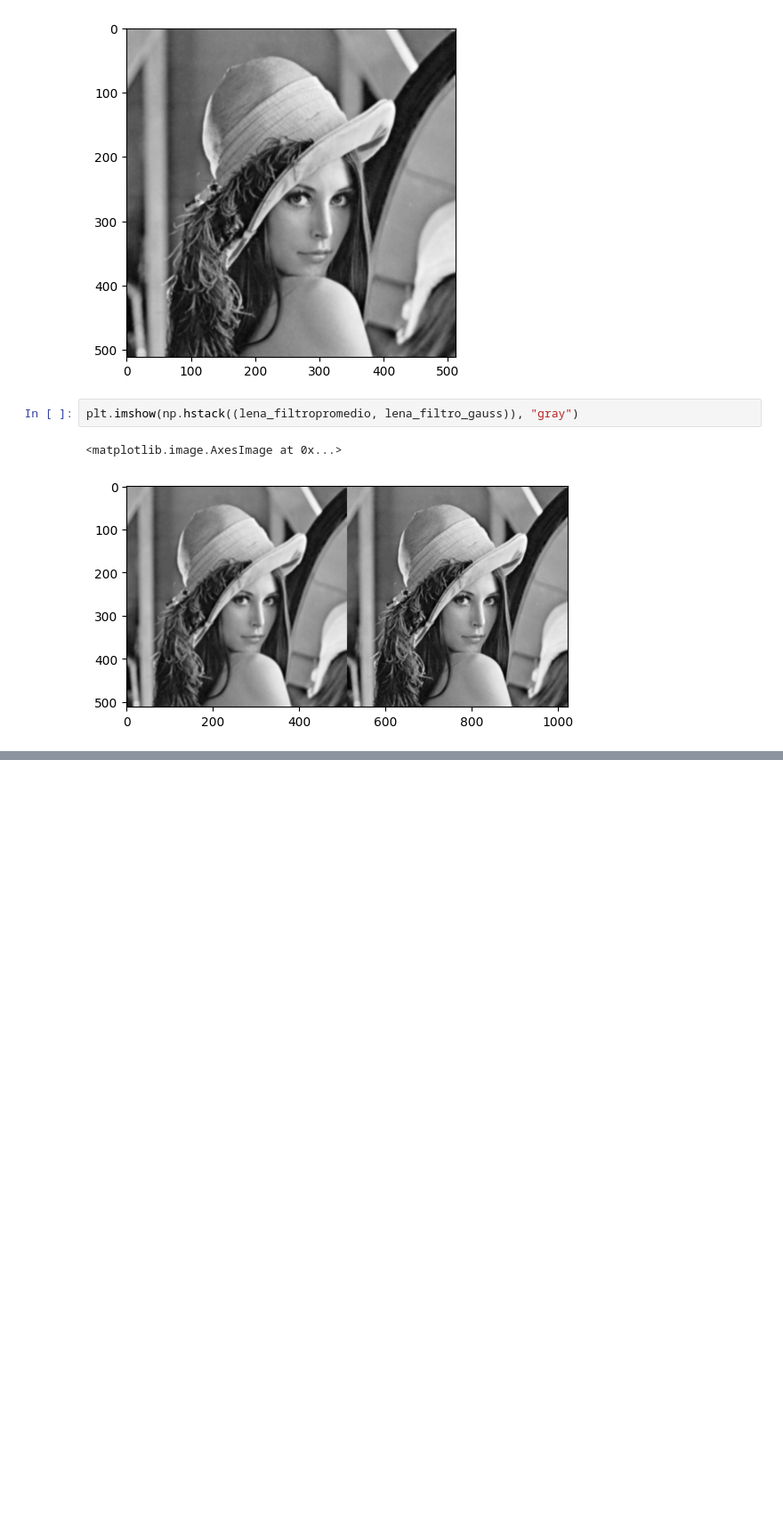
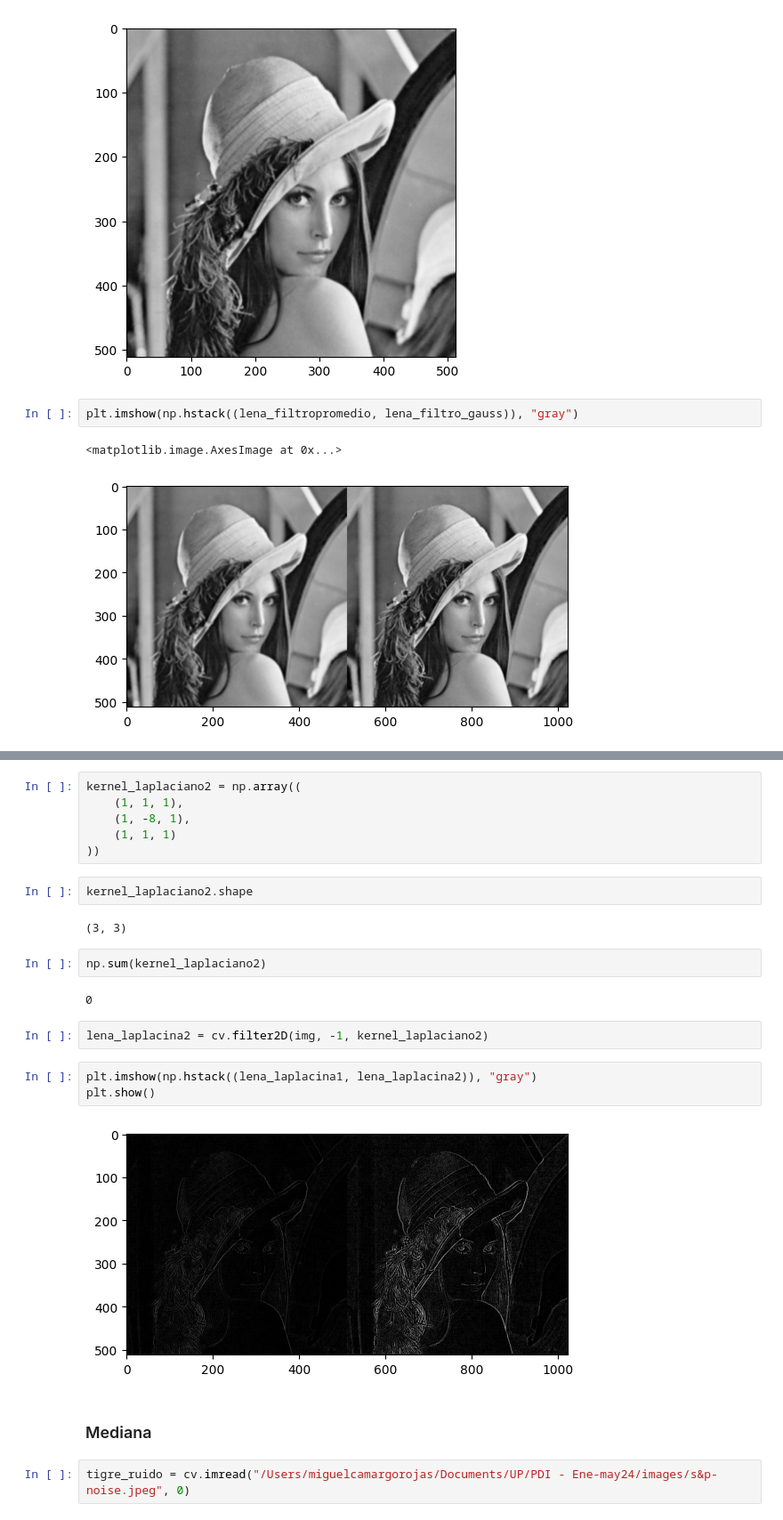
Before and after one commit to mikecr96/PDI---Ene-may24, a Jupyter notebook: Semana9/filtros2.ipynb, the cells around one changed output, grey strips where cells are left out. Shown at 89% size. Drawn from its saved outputs; the diff is of its cells as text; blank space fills up the shorter version.

```diff
--- a/Semana9/filtros2.ipynb
+++ b/Semana9/filtros2.ipynb
@@ -35,0 +75,25 @@ plt.imshow(np.hstack((lena_filtropromedio, lena_filtro_gauss)), "gray")
+# %%
+kernel_laplaciano2 = np.array((
+    (1, 1, 1),
+    (1, -8, 1),
+    (1, 1, 1)
+))
+# %%
+kernel_laplaciano2.shape
+# %% [output]
+(3, 3)
+# %%
+np.sum(kernel_laplaciano2)
+# %% [output]
+0
+# %%
+lena_laplacina2 = cv.filter2D(img, -1, kernel_laplaciano2)
+# %%
+plt.imshow(np.hstack((lena_laplacina1, lena_laplacina2)), "gray")
+plt.show()
+# %% [output]
+[figure, added]
+# %% [markdown]
+### Mediana
+# %%
+tigre_ruido = cv.imread("/Users/miguelcamargorojas/Documents/UP/PDI - Ene-may24/images/s&p-noise.jpeg", 0)
```
Also changed, not shown: parts of 9 cells of this notebook, 3 other files.
